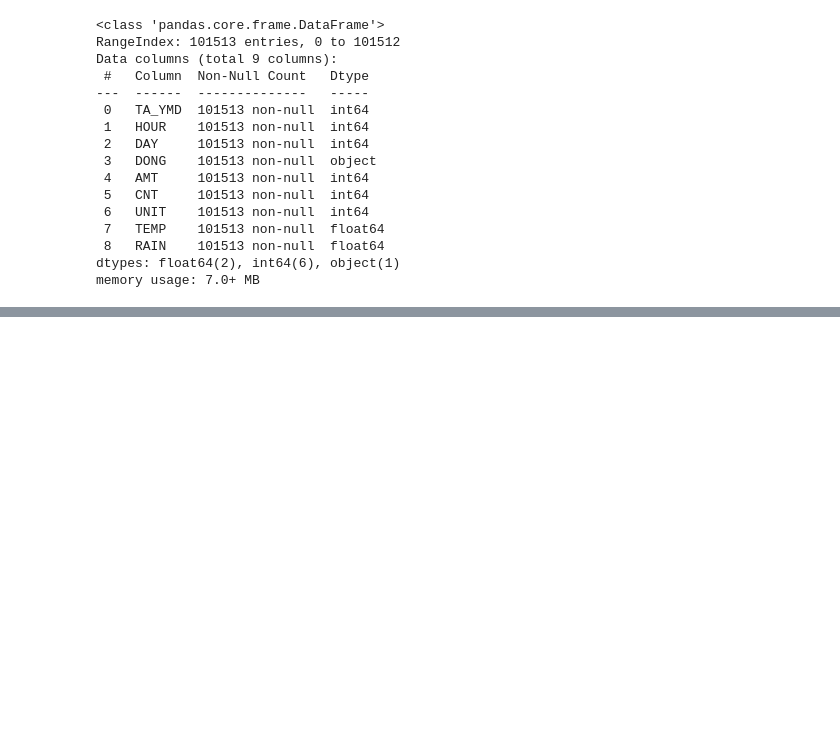
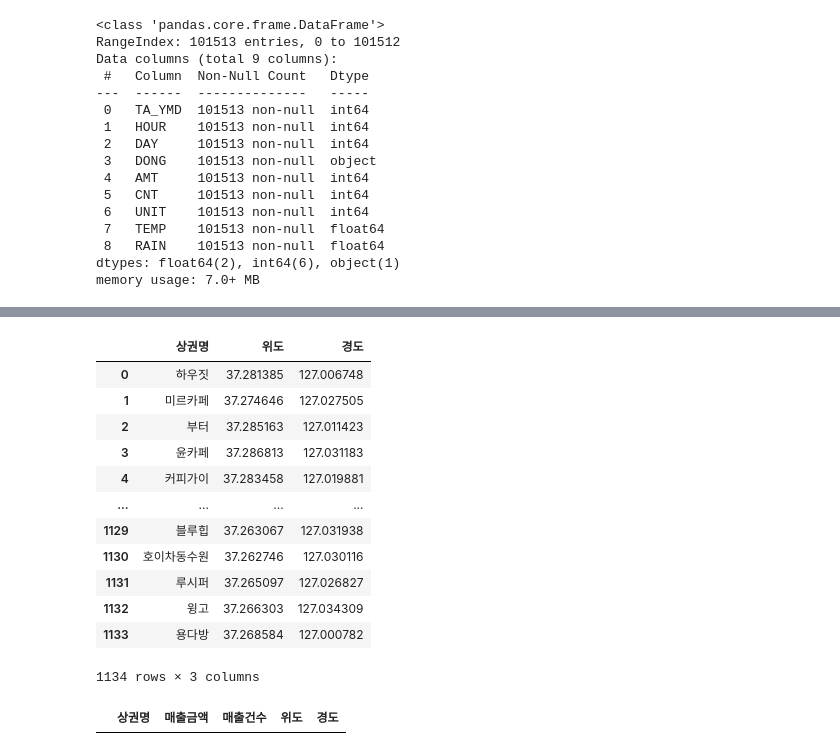
Before and after one commit to Hyo0806/1stProject, a Jupyter notebook: hyo/김효경_전처리.ipynb, the cells around one changed output, grey strips where cells are left out. Cells and saved outputs as stored; diff of their text form; code cells hidden in the pictures; blank space fills up the shorter version.

```diff
--- a/hyo/김효경_전처리.ipynb
+++ b/hyo/김효경_전처리.ipynb
@@ -918,0 +941,30 @@ memory usage: 7.0+ MB
+# %%
+sw_cafe = pd.read_csv('C:/Users/Admin/AI/downloads/카드소비데이터 수원시/행정동 단위 상가업소 조회.csv', encoding='cp949')
+sw_cafe = sw_cafe[sw_cafe['시군명']=='수원시 팔달구'].reset_index(drop=True)
+sw_cafe = sw_cafe[sw_cafe['상권업종소분류명']=='카페'].reset_index(drop=True)
+sw_cafe.drop(['상권업종대분류명','상권업종중분류명','상권업종소분류명','표준산업분류명','건물명','시군명','지점명','소재지지번주소','소재지도로명주소','소재지우편번호'], inplace=True, axis=1)
+sw_cafe.columns = ['상권명', '위도', '경도']
+sw_cafe
+# %% [output]
+|  | 상권명 | 위도 | 경도 |
+| 0 | 하우짓 | 37.281385 | 127.006748 |
+| 1 | 미르카페 | 37.274646 | 127.027505 |
+| 2 | 부터 | 37.285163 | 127.011423 |
+| 3 | 윤카페 | 37.286813 | 127.031183 |
+| 4 | 커피가이 | 37.283458 | 127.019881 |
+| ... | ... | ... | ... |
+| 1129 | 블루힙 | 37.263067 | 127.031938 |
+| 1130 | 호이차동수원 | 37.262746 | 127.030116 |
+| 1131 | 루시퍼 | 37.265097 | 127.026827 |
+| 1132 | 윙고 | 37.266303 | 127.034309 |
+| 1133 | 용다방 | 37.268584 | 127.000782 |
+1134 rows × 3 columns
+# %%
+result = pd.merge(
+    gg_cmt_23,
+    sw_cafe,
+    on='상권명',
+    how='inner')
+result
+# %% [output]
+|  | 상권명 | 매출금액 | 매출건수 | 위도 | 경도 |
```
Also changed, not shown: parts of 2 cells of this notebook, 2 other files.
